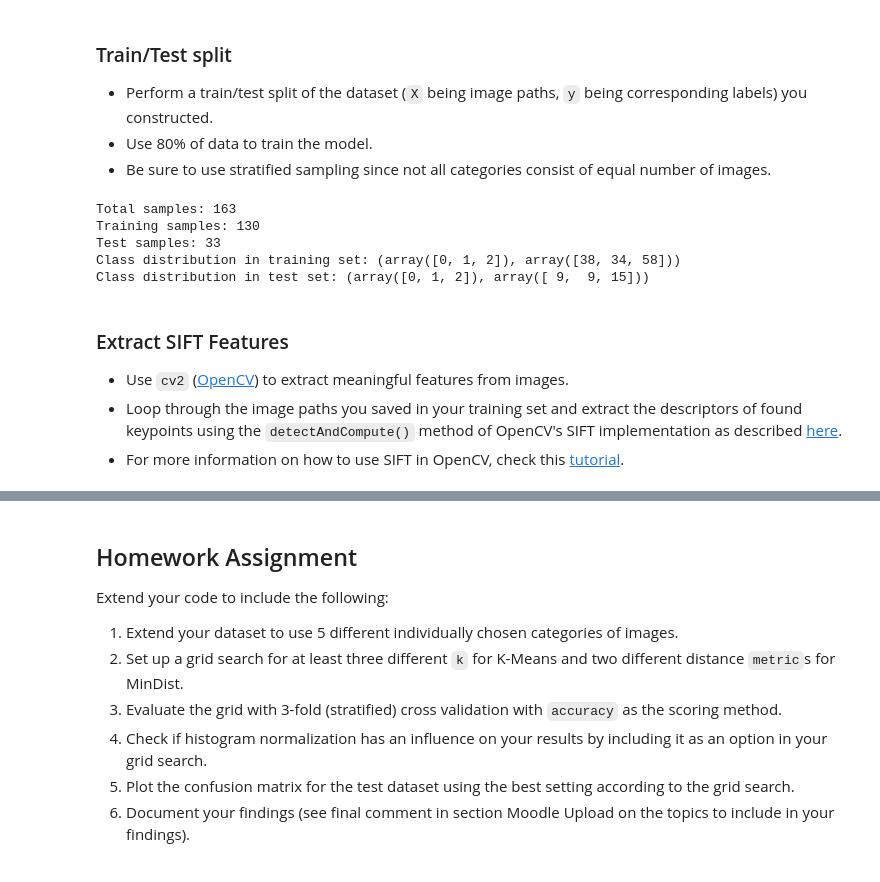
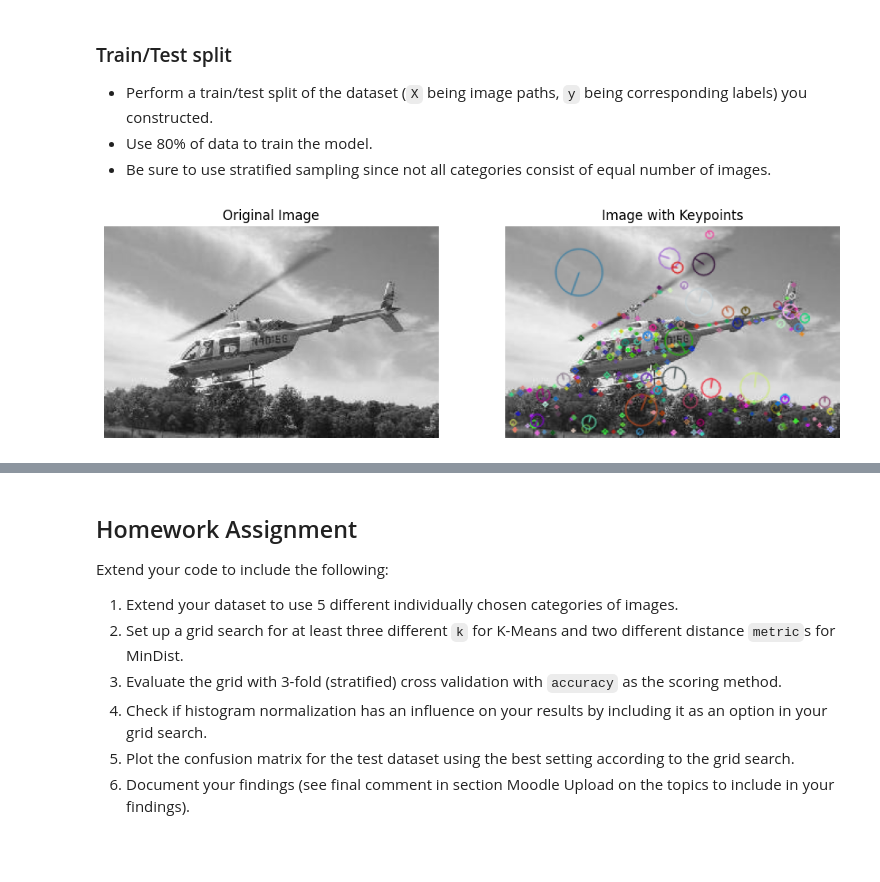
Before and after one commit to rgligora/ai-ml, a Jupyter notebook: image_processing.ipynb, the cells around one changed output, grey strips where cells are left out. Drawn from its saved outputs; the diff is of its cells as text; code cells hidden in the pictures.

```diff
--- a/image_processing.ipynb
+++ b/image_processing.ipynb
@@ -47,7 +23,9 @@ Note: you may need to restart the kernel to use updated packages.
 directory = "101_ObjectCategories"
 # Choose three different classes individually
 use_classes = [
-    "barrel",
-    "cannon",
-    "crab"
+    "butterfly",
+    "scorpion",
+    "kangaroo",
+    "helicopter",
+    "sunflower"
 ]
@@ -87,30 +71,33 @@ Collected 163 labels.
 - Be sure to use stratified sampling since not all categories consist of equal number of images.
 # %%
 X_train, X_test, y_train, y_test = train_test_split(
-    X_paths,  # List of image paths
-    y,        # List of corresponding labels
-    test_size=0.2,
-    stratify=y,  # Preserve class distribution
-    random_state=42  # For reproducibility
+    X_paths,
+    y,
+    train_size=0.8,
+    stratify=y
 )
-
-# Verify split sizes
-print(f"Total samples: {len(X_paths)}")
-print(f"Training samples: {len(X_train)}")
-print(f"Test samples: {len(X_test)}")
-print(f"Class distribution in training set: {np.unique(y_train, return_counts=True)}")
-print(f"Class distribution in test set: {np.unique(y_test, return_counts=True)}")
-# %% [output]
-Total samples: 163
-Training samples: 130
-Test samples: 33
-Class distribution in training set: (array([0, 1, 2]), array([38, 34, 58]))
-Class distribution in test set: (array([0, 1, 2]), array([ 9,  9, 15]))
-# %% [markdown]
-### Extract SIFT Features
-- Use ``cv2`` ([OpenCV](https://docs.opencv.org/4.9.0/index.html)) to extract meaningful features from images.
-- Loop through the image paths you saved in your training set and extract the descriptors of found keypoints using the ``detectAndCompute()`` method of OpenCV's SIFT implementation as described [here](https://docs.opencv.org/4.9.0/d0/d13/classcv_1_1Feature2D.html#a8be0d1c20b08eb867184b8d74c15a677).
-- For more information on how to use SIFT in OpenCV, check this [tutorial](https://docs.opencv.org/4.9.0/da/df5/tutorial_py_sift_intro.html).
+# %%
+img = cv2.imread(X_train[0], cv2.IMREAD_GRAYSCALE)
+
+sift = cv2.SIFT_create()
+
+keypoints, descriptors = sift.detectAndCompute(img, None)
+
+img_with_keypoints = cv2.drawKeypoints(img, keypoints, None, flags=cv2.DRAW_MATCHES_FLAGS_DRAW_RICH_KEYPOINTS)
+
+fig, axes = plt.subplots(1, 2, figsize=(12, 6))
+
+axes[0].imshow(img, cmap='gray')
+axes[0].set_title("Original Image")
+axes[0].axis("off")
+
+axes[1].imshow(img_with_keypoints, cmap='gray')
+axes[1].set_title("Image with Keypoints")
+axes[1].axis("off")
+
+plt.show()
+# %% [output]
+[figure, added]
 # %%
 def extract_features(image_paths):
     desc_list = []
```
Also changed, not shown: parts of 25 cells of this notebook.
